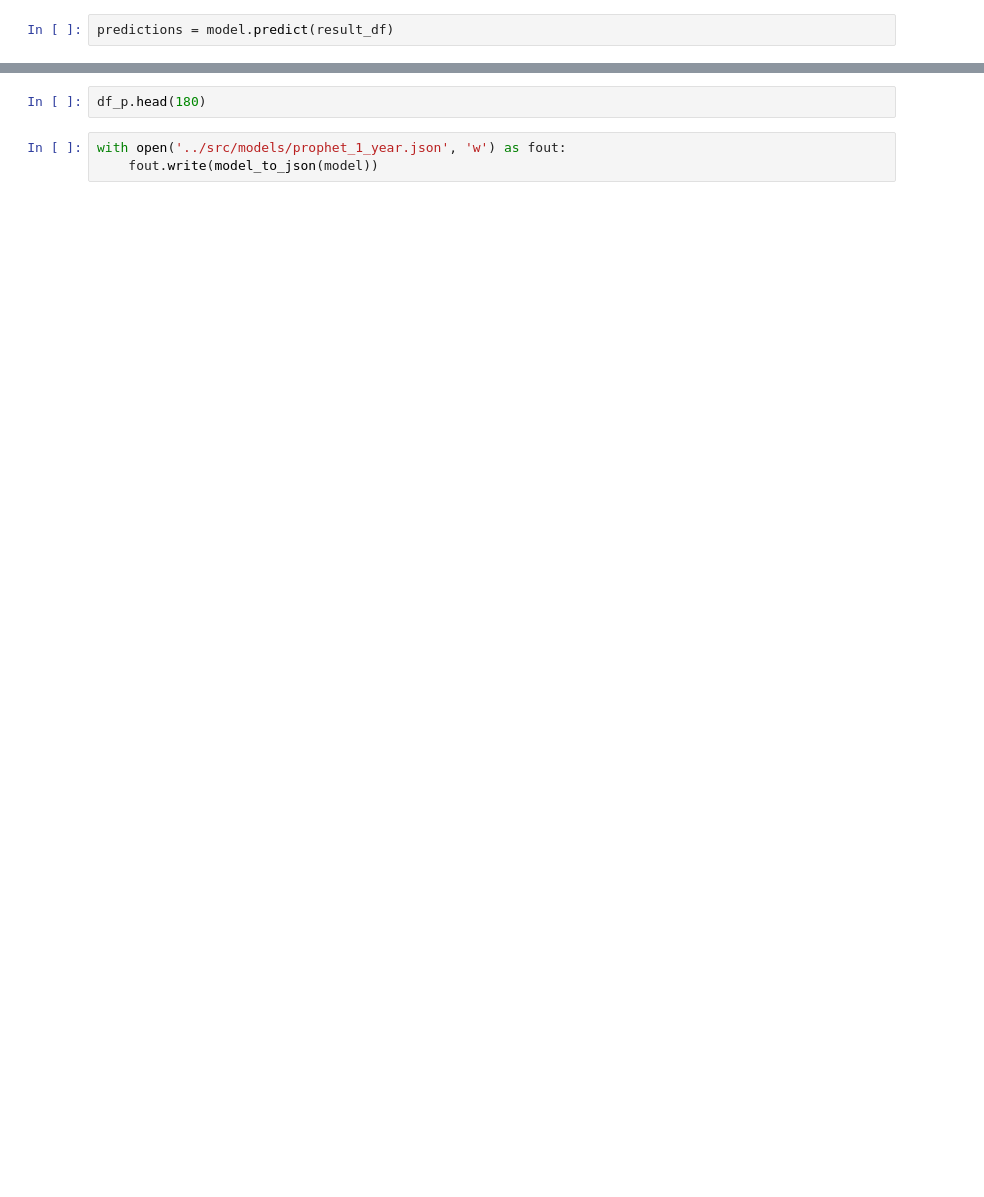
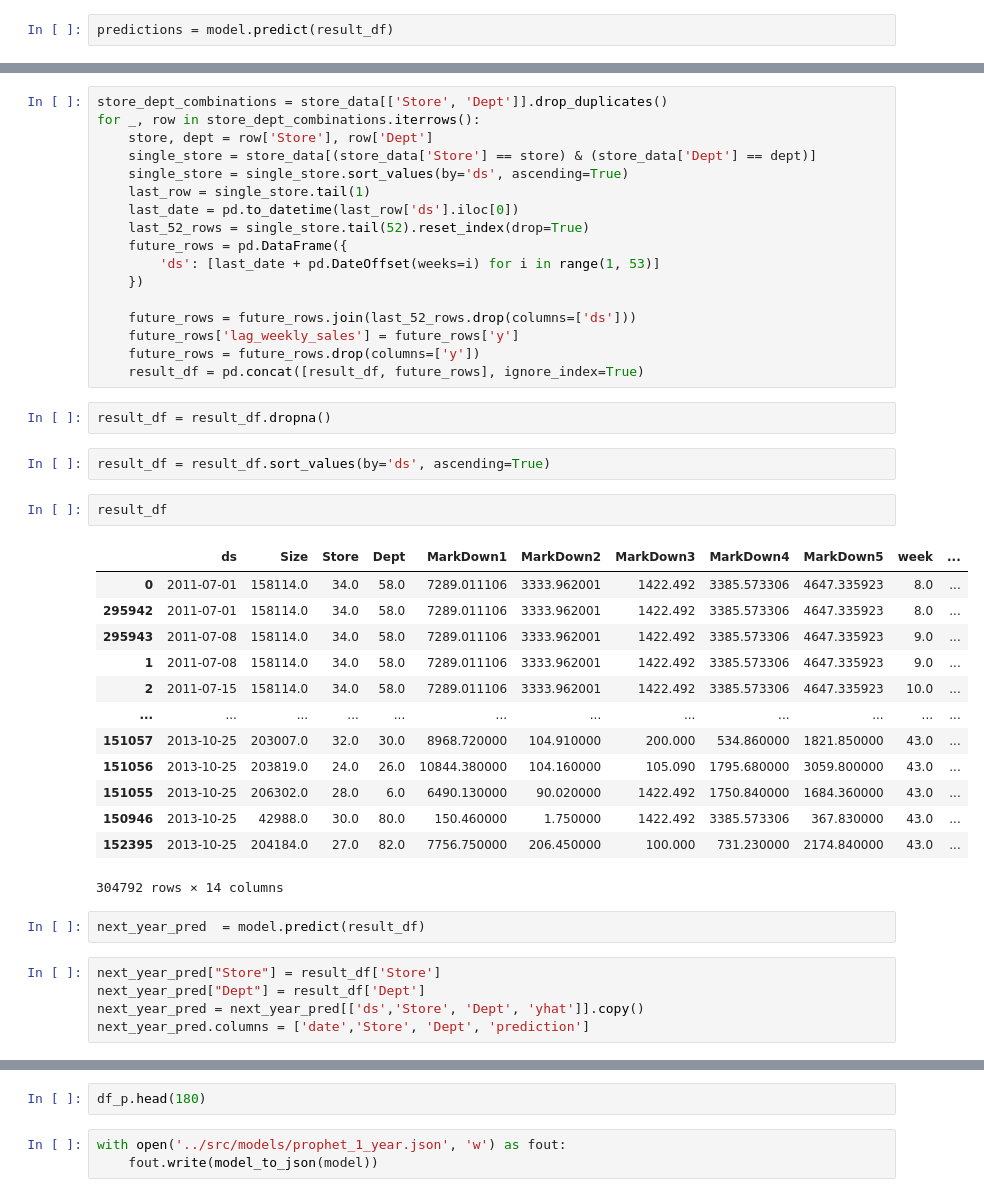
Before and after one commit to jpgianfaldoni/challenge-mle, a Jupyter notebook: notebooks/prophet_training.ipynb, the cells around one changed output, grey strips where cells are left out. Cells and saved outputs as stored; diff of their text form; blank space fills up the shorter version.

```diff
--- a/notebooks/prophet_training.ipynb
+++ b/notebooks/prophet_training.ipynb
@@ -137,0 +152,44 @@ regressor_coef[['regressor', 'regressor_mode', 'coef']].sort_values('coef')
+# %%
+store_dept_combinations = store_data[['Store', 'Dept']].drop_duplicates()
+for _, row in store_dept_combinations.iterrows():
+    store, dept = row['Store'], row['Dept']
+    single_store = store_data[(store_data['Store'] == store) & (store_data['Dept'] == dept)]
+    single_store = single_store.sort_values(by='ds', ascending=True)
+    last_row = single_store.tail(1)
+    last_date = pd.to_datetime(last_row['ds'].iloc[0])
+    last_52_rows = single_store.tail(52).reset_index(drop=True)
+    future_rows = pd.DataFrame({
+        'ds': [last_date + pd.DateOffset(weeks=i) for i in range(1, 53)]
+    })
+
+    future_rows = future_rows.join(last_52_rows.drop(columns=['ds']))
+    future_rows['lag_weekly_sales'] = future_rows['y']
+    future_rows = future_rows.drop(columns=['y'])
+    result_df = pd.concat([result_df, future_rows], ignore_index=True)
+# %%
+result_df = result_df.dropna()
+# %%
+result_df = result_df.sort_values(by='ds', ascending=True)
+# %%
+result_df
+# %% [output]
+|  | ds | Size | Store | Dept | MarkDown1 | MarkDown2 | MarkDown3 | MarkDown4 | MarkDown5 | week | ... |
+| 0 | 2011-07-01 | 158114.0 | 34.0 | 58.0 | 7289.011106 | 3333.962001 | 1422.492 | 3385.573306 | 4647.335923 | 8.0 | ... |
+| 295942 | 2011-07-01 | 158114.0 | 34.0 | 58.0 | 7289.011106 | 3333.962001 | 1422.492 | 3385.573306 | 4647.335923 | 8.0 | ... |
+| 295943 | 2011-07-08 | 158114.0 | 34.0 | 58.0 | 7289.011106 | 3333.962001 | 1422.492 | 3385.573306 | 4647.335923 | 9.0 | ... |
+| 1 | 2011-07-08 | 158114.0 | 34.0 | 58.0 | 7289.011106 | 3333.962001 | 1422.492 | 3385.573306 | 4647.335923 | 9.0 | ... |
+| 2 | 2011-07-15 | 158114.0 | 34.0 | 58.0 | 7289.011106 | 3333.962001 | 1422.492 | 3385.573306 | 4647.335923 | 10.0 | ... |
+| ... | ... | ... | ... | ... | ... | ... | ... | ... | ... | ... | ... |
+| 151057 | 2013-10-25 | 203007.0 | 32.0 | 30.0 | 8968.720000 | 104.910000 | 200.000 | 534.860000 | 1821.850000 | 43.0 | ... |
+| 151056 | 2013-10-25 | 203819.0 | 24.0 | 26.0 | 10844.380000 | 104.160000 | 105.090 | 1795.680000 | 3059.800000 | 43.0 | ... |
+| 151055 | 2013-10-25 | 206302.0 | 28.0 | 6.0 | 6490.130000 | 90.020000 | 1422.492 | 1750.840000 | 1684.360000 | 43.0 | ... |
+| 150946 | 2013-10-25 | 42988.0 | 30.0 | 80.0 | 150.460000 | 1.750000 | 1422.492 | 3385.573306 | 367.830000 | 43.0 | ... |
+| 152395 | 2013-10-25 | 204184.0 | 27.0 | 82.0 | 7756.750000 | 206.450000 | 100.000 | 731.230000 | 2174.840000 | 43.0 | ... |
+304792 rows × 14 columns
+# %%
+next_year_pred  = model.predict(result_df)
+# %%
+next_year_pred["Store"] = result_df['Store']
+next_year_pred["Dept"] = result_df['Dept']
+next_year_pred = next_year_pred[['ds','Store', 'Dept', 'yhat']].copy()
+next_year_pred.columns = ['date','Store', 'Dept', 'prediction']
```
Also changed, not shown: parts of 14 cells of this notebook, 5 other files.
